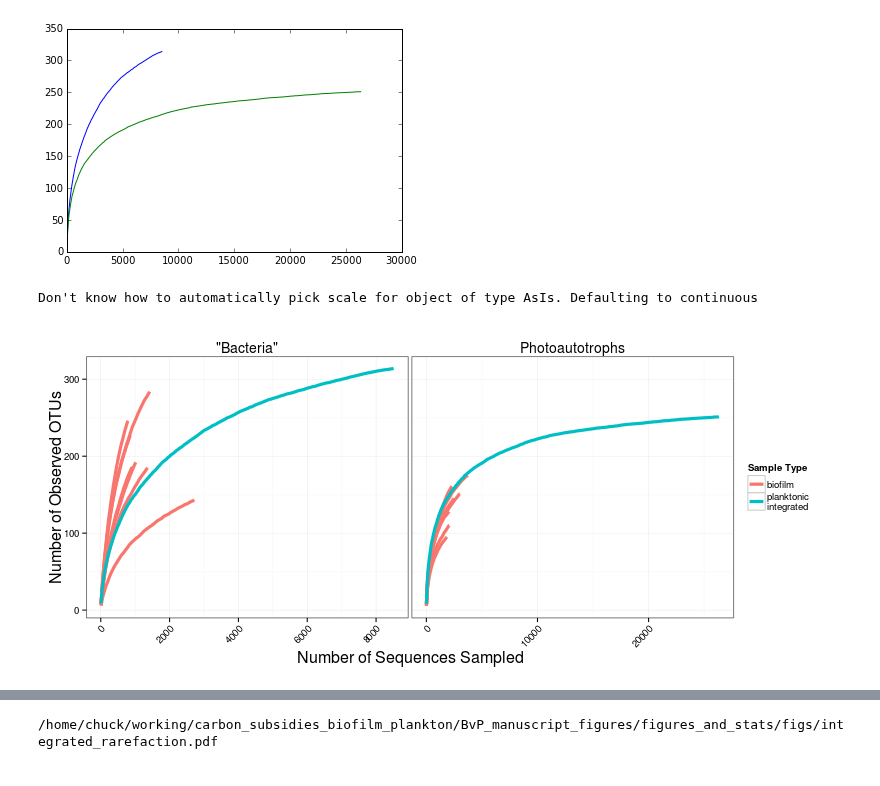
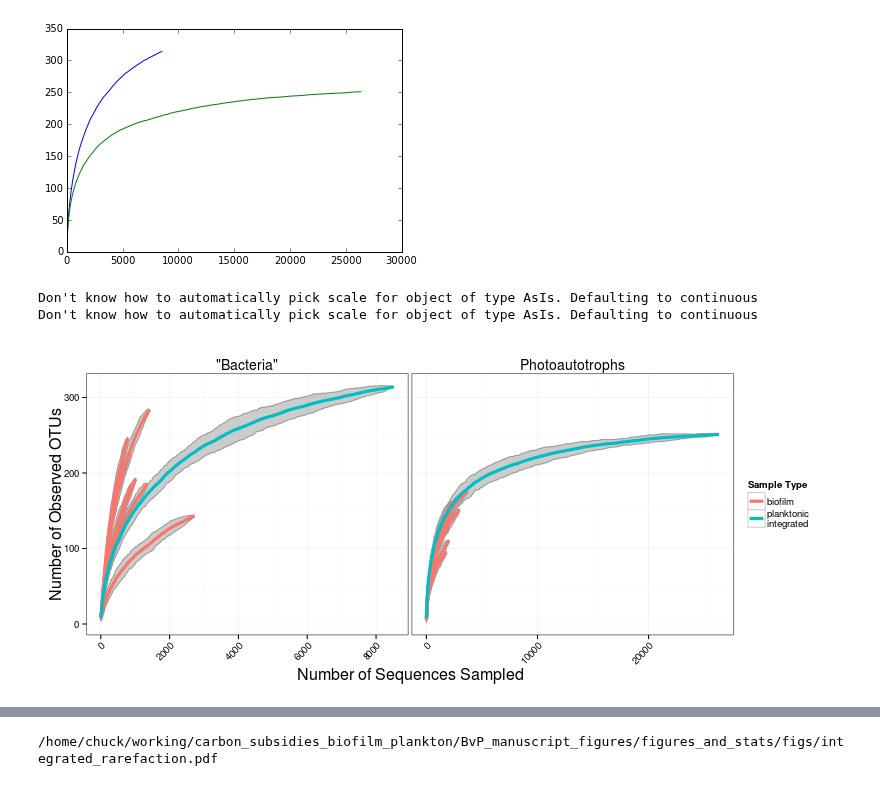
Before and after one commit to chuckpr/BvP_manuscript_figures, a Jupyter notebook: figures_and_stats/rarefaction_curves.ipynb, the cells around one changed output, grey strips where cells are left out. Cells and saved outputs as stored; diff of their text form; code cells hidden in the pictures.

Commit message:
99 CI around rarefaction curves

```diff
--- a/figures_and_stats/rarefaction_curves.ipynb
+++ b/figures_and_stats/rarefaction_curves.ipynb
@@ -71,8 +71,8 @@ fig.subplots_adjust(hspace=0.4)
 for comp, ax in zip(pw_comps, axarr.reshape(-1)[1:]):
     data1 = otu_table_euks.sampleData(comp[0])
     data2 = otu_table_euks.sampleData(comp[1])
-    X1, rare_data1 = get_raref_vector(data1)
-    X2, rare_data2 = get_raref_vector(data2)
+    X1, rare_data1, std1 = get_raref_vector(data1)
+    X2, rare_data2, std2 = get_raref_vector(data2)
     ax.plot(X1, rare_data1, color='g', lw=2)
     ax.plot(X2, rare_data2, color='b', lw=2)
     ax.set_title("%s v. %s"%(comp[0], comp[1]),
@@ -99,8 +99,8 @@ t = otu_table_euk
 dfs = {}
 for sid in t.SampleIds:
     counts = t.sampleData(sid)
-    x, raref_data = get_raref_vector(counts)
-    dfs[sid] = pd.DataFrame(data={"x" : x, "y" : raref_data})
+    x, raref_data, stddev = get_raref_vector(counts)
+    dfs[sid] = pd.DataFrame(data={"x" : x, "y" : raref_data, "stddev" : stddev})
 
 df_all = pd.concat(dfs, axis=0)
 df_all = df_all.reset_index()
@@ -141,8 +141,8 @@ t = otu_table_bact
 dfs = {}
 for sid in t.SampleIds:
     counts = t.sampleData(sid)
-    x, raref_data = get_raref_vector(counts)
-    dfs[sid] = pd.DataFrame(data={"x" : x, "y" : raref_data})
+    x, raref_data, stddev = get_raref_vector(counts)
+    dfs[sid] = pd.DataFrame(data={"x" : x, "y" : raref_data, "stddev" : stddev})
 
 df_all = pd.concat(dfs, axis=0)
 df_all = df_all.reset_index()
@@ -260,8 +268,8 @@ tax_table()   Taxonomy Table:    [ 359 taxa by 9 taxonomic ranks ]
 data_planktonic_bact = %Rget OTU_avg_B
 data_planktonic_euk = %Rget OTU_avg_A
 # %%
-X_bact, Y_bact = get_raref_vector(np.array(data_planktonic_bact))
-X_euk, Y_euk = get_raref_vector(np.array(data_planktonic_euk))
+X_bact, Y_bact, std_bact = get_raref_vector(np.array(data_planktonic_bact))
+X_euk, Y_euk, std_euk = get_raref_vector(np.array(data_planktonic_euk))
 # %%
 fig = plt.figure()
 ax = fig.add_subplot(111)
@@ -277,46 +285,53 @@ ax.plot(X_euk, Y_euk)
 
 df.integrate.bact = data.frame(x = X_bact,
                            y = Y_bact,
+                           stddev = std_bact,
                            libraryType = '"Bacteria"',
                            Sample = "integrage",
                            EnvironmentType = "planktonic\nintegrated")
 
 df.integrate.euk = data.frame(x = X_euk,
                            y = Y_euk,
+                           stddev = std_euk,
                            libraryType = "Photoautotrophs",
                            Sample = "integrage",
                            EnvironmentType = "planktonic\nintegrated")
 
 d = rbind.fill(df.integrate.bact,
                df.integrate.euk,
                df.both[df.both$EnvironmentType=="biofilm",])
 
 d$EnvironmentType = factor(d$EnvironmentType, levels = c("biofilm", "planktonic\nintegrated"))
 
 p = ggplot(d, aes(x = x, y = y, group = SampleID, color = EnvironmentType))
 
 p = p + facet_wrap( ~ libraryType, scales = "free_x")
-
+p = p + geom_ribbon(alpha = 0.5,
+                    color = "gray60",
+                    fill = "gray60",
+                    aes(ymin = y - qnorm(0.99) * stddev,
+                        ymax = y + qnorm(0.99) * stddev))
 p = p + geom_line(size = 1.5)
 
 p = p + xlab("Number of Sequences Sampled")
 p = p + ylab("Number of Observed OTUs")
 p = p + labs(color = "Sample Type")
 
 p = p + theme_bw()
 
 p = p + theme(axis.text.x = element_text(angle = 45, vjust = 1, hjust = 1),
               strip.text.x = element_text(size = 14),
               axis.title.x = element_text(size = 16),
               axis.title.y = element_text(size = 16),
               strip.background = element_blank())
 
 p.integ = p
 
 p
 # %% [output]
 Don't know how to automatically pick scale for object of type AsIs. Defaulting to continuous
+Don't know how to automatically pick scale for object of type AsIs. Defaulting to continuous
-[figure, old version]
+[figure, new version]
 # %%
 %%R
 ggsave("figs/integrated_rarefaction.pdf", p.integ, h = 5, w = 10)
```
Also changed, not shown: parts of 8 cells of this notebook, 3 other files.
